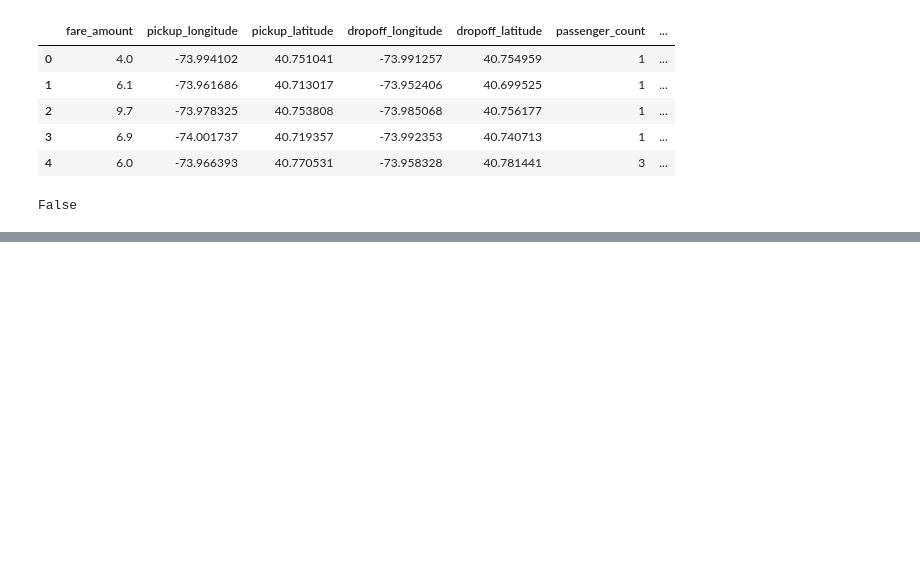
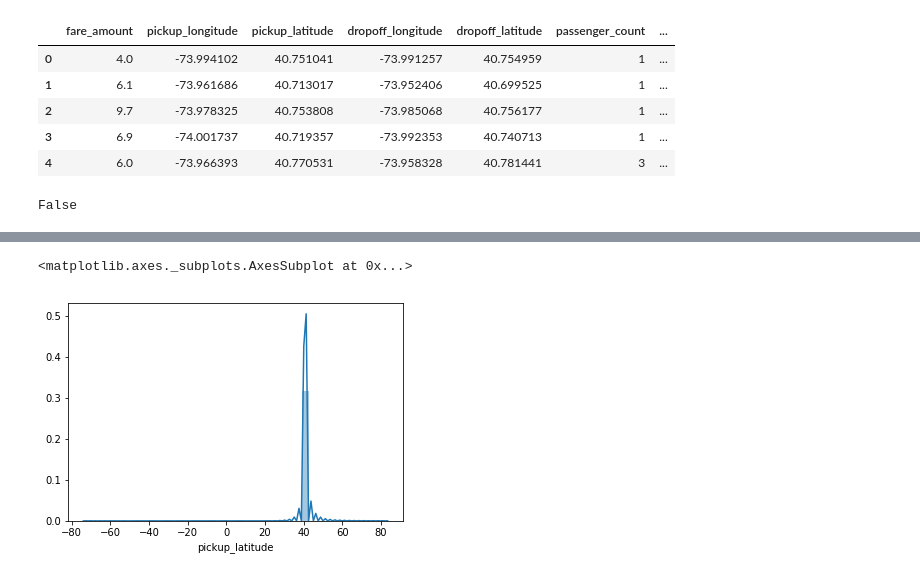
Before and after one commit to shabbir12hasan/MachineLearningCodeBackup, a Jupyter notebook: Kaggle/New York City Taxi Fare Prediction/Data_cleaning/Data_Cleaning_part-2.ipynb, the cells around one changed output, grey strips where cells are left out. Saved outputs shown, nothing was run; the diff lists cells and outputs as text; code cells hidden in the pictures; blank space fills up the shorter version.

```diff
--- a/Kaggle/New York City Taxi Fare Prediction/Data_cleaning/Data_Cleaning_part-2.ipynb
+++ b/Kaggle/New York City Taxi Fare Prediction/Data_cleaning/Data_Cleaning_part-2.ipynb
@@ -82,0 +112,5 @@ False
+# %%
+sns.distplot(train["pickup_latitude"])
+# %% [output]
+<matplotlib.axes._subplots.AxesSubplot at 0x...>
+[figure, added]
```
Also changed, not shown: parts of 34 cells of this notebook, 5 other files.
